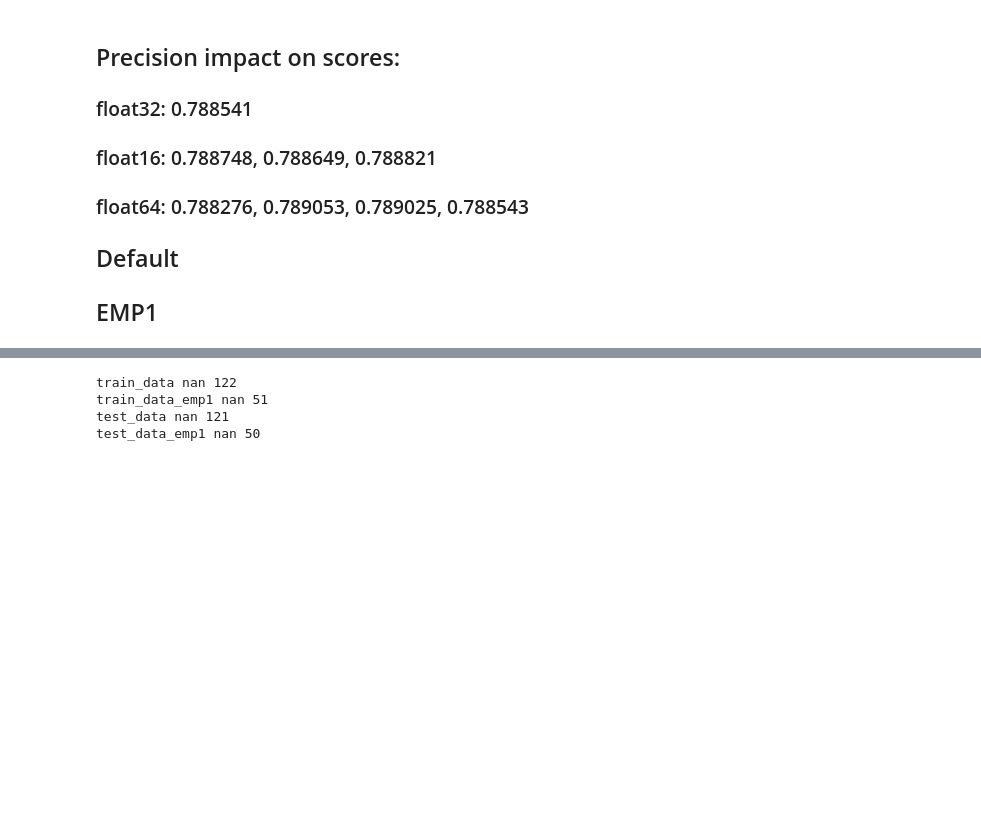
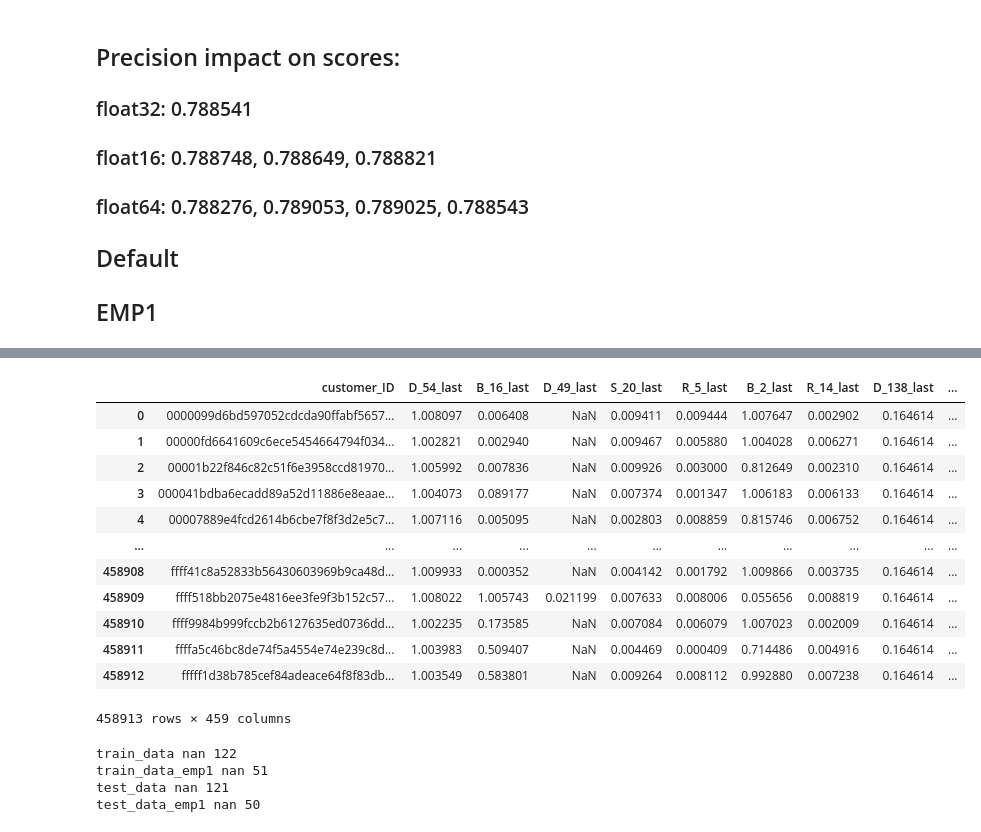
Before and after one commit to binarysentient/kaggle-binarysentient, a Jupyter notebook: amex-default-prediction/predictor.ipynb, the cells around one changed output, grey strips where cells are left out. Drawn from its saved outputs; the diff is of its cells as text; code cells hidden in the pictures; blank space fills up the shorter version.

```diff
--- a/amex-default-prediction/predictor.ipynb
+++ b/amex-default-prediction/predictor.ipynb
@@ -313,3 +302,24 @@ Wall time: 1min 38s
+# %%
+df_train_bs_features = load_prepare_amex_dataset("train_data_bs_features_extracted")
+df_train = df_train.reset_index()
+df_train = df_train.rename(columns={'index':'customer_ID'})
+df_train = df_train.merge(df_train_bs_features, on="customer_ID", how="inner")
+# %%
+df_train
+# %% [output]
+|  | customer_ID | D_54_last | B_16_last | D_49_last | S_20_last | R_5_last | B_2_last | R_14_last | D_138_last | ... |
+| 0 | 0000099d6bd597052cdcda90ffabf5657... | 1.008097 | 0.006408 | NaN | 0.009411 | 0.009444 | 1.007647 | 0.002902 | 0.164614 | ... |
+| 1 | 00000fd6641609c6ece5454664794f034... | 1.002821 | 0.002940 | NaN | 0.009467 | 0.005880 | 1.004028 | 0.006271 | 0.164614 | ... |
+| 2 | 00001b22f846c82c51f6e3958ccd81970... | 1.005992 | 0.007836 | NaN | 0.009926 | 0.003000 | 0.812649 | 0.002310 | 0.164614 | ... |
+| 3 | 000041bdba6ecadd89a52d11886e8eaae... | 1.004073 | 0.089177 | NaN | 0.007374 | 0.001347 | 1.006183 | 0.006133 | 0.164614 | ... |
+| 4 | 00007889e4fcd2614b6cbe7f8f3d2e5c7... | 1.007116 | 0.005095 | NaN | 0.002803 | 0.008859 | 0.815746 | 0.006752 | 0.164614 | ... |
+| ... | ... | ... | ... | ... | ... | ... | ... | ... | ... | ... |
+| 458908 | ffff41c8a52833b56430603969b9ca48d... | 1.009933 | 0.000352 | NaN | 0.004142 | 0.001792 | 1.009866 | 0.003735 | 0.164614 | ... |
+| 458909 | ffff518bb2075e4816ee3fe9f3b152c57... | 1.008022 | 1.005743 | 0.021199 | 0.007633 | 0.008006 | 0.055656 | 0.008819 | 0.164614 | ... |
+| 458910 | ffff9984b999fccb2b6127635ed0736dd... | 1.002235 | 0.173585 | NaN | 0.007084 | 0.006079 | 1.007023 | 0.002009 | 0.164614 | ... |
+| 458911 | ffffa5c46bc8de74f5a4554e74e239c8d... | 1.003983 | 0.509407 | NaN | 0.004469 | 0.000409 | 0.714486 | 0.004916 | 0.164614 | ... |
+| 458912 | fffff1d38b785cef84adeace64f8f83db... | 1.003549 | 0.583801 | NaN | 0.009264 | 0.008112 | 0.992880 | 0.007238 | 0.164614 | ... |
+458913 rows × 459 columns
 # %%
 for dataset in ['train_data','train_data_emp1', 'test_data','test_data_emp1']:
     df = load_prepare_amex_dataset(dataset)
```
Also changed, not shown: parts of 13 cells of this notebook, 4 other files.
